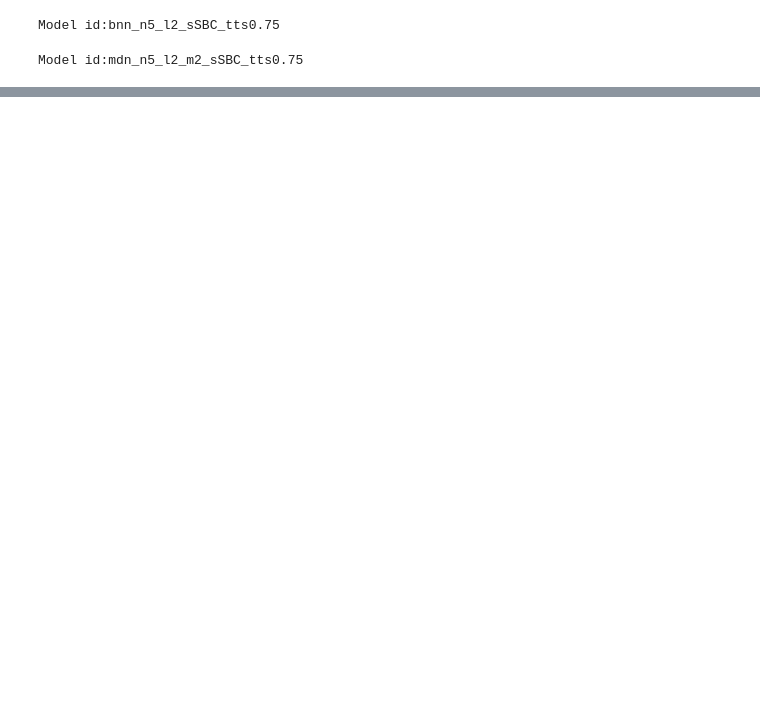
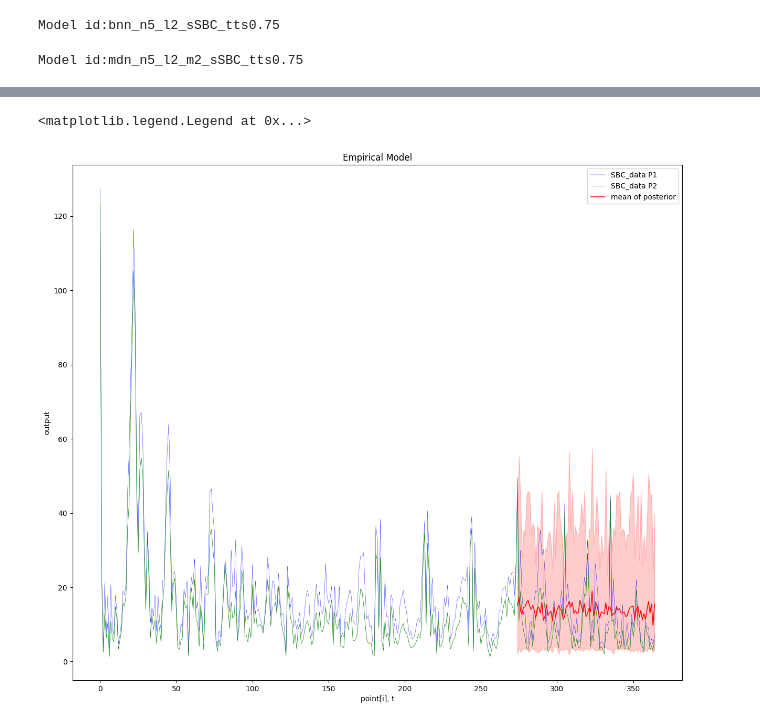
Before and after one commit to palikar/PollutionDev, a Jupyter notebook: model_training.ipynb, the cells around one changed output, grey strips where cells are left out. Cells and saved outputs as stored; diff of their text form; code cells hidden in the pictures; blank space fills up the shorter version.

```diff
--- a/model_training.ipynb
+++ b/model_training.ipynb
@@ -178,0 +232,33 @@ Model id:mdn_n5_l2_m2_sSBC_tts0.75
+# %%
+empirical_model = Emp("emp_"+"oP2_1D"+"_s"+str(station)+"_tts" + str(train_per))
+
+samples=100
+start_pos = int(round(y_SBC_1D_P2.shape[0]*train_per))
+end_pos = y_SBC_1D_P2.shape[0]
+
+
+res_2 = np.array([
+        empirical_model.build(y_SBC_1D_P2[0:i]).evaluate(samples).reshape(samples)
+        for i in range(start_pos,end_pos)
+    ], dtype=np.float32)
+# %%
+mus_2 = res_2.mean(axis=1)
+std_2 = res_2.std(axis=1)
+# %%
+plt.figure(figsize=(15,13), dpi=100)
+
+
+plt.title("Empirical Model")
+plt.xlabel("point[i], t")
+plt.ylabel("output")
+
+plt.plot(np.arange(y_SBC_1D_P1.shape[0]) ,y_SBC_1D_P1, '-b' , linewidth=0.3,label='SBC_data P1')
+plt.plot(np.arange(y_SBC_1D_P2.shape[0]) ,y_SBC_1D_P2, '-g' , linewidth=0.5,label='SBC_data P2')
+
+plt.plot(np.arange(start_pos, end_pos) ,mus_2 , '-r', linewidth=1.1, label='mean of posterior')
+plt.fill_between(np.arange(start_pos, end_pos), np.percentile(res_2, 5, axis=1), np.percentile(res_2, 95, axis=1) , color="red", alpha=0.2)
+
+plt.legend()
+# %% [output]
+<matplotlib.legend.Legend at 0x...>
+[figure, added]
```
Also changed, not shown: parts of 22 cells of this notebook, 6 other files.
